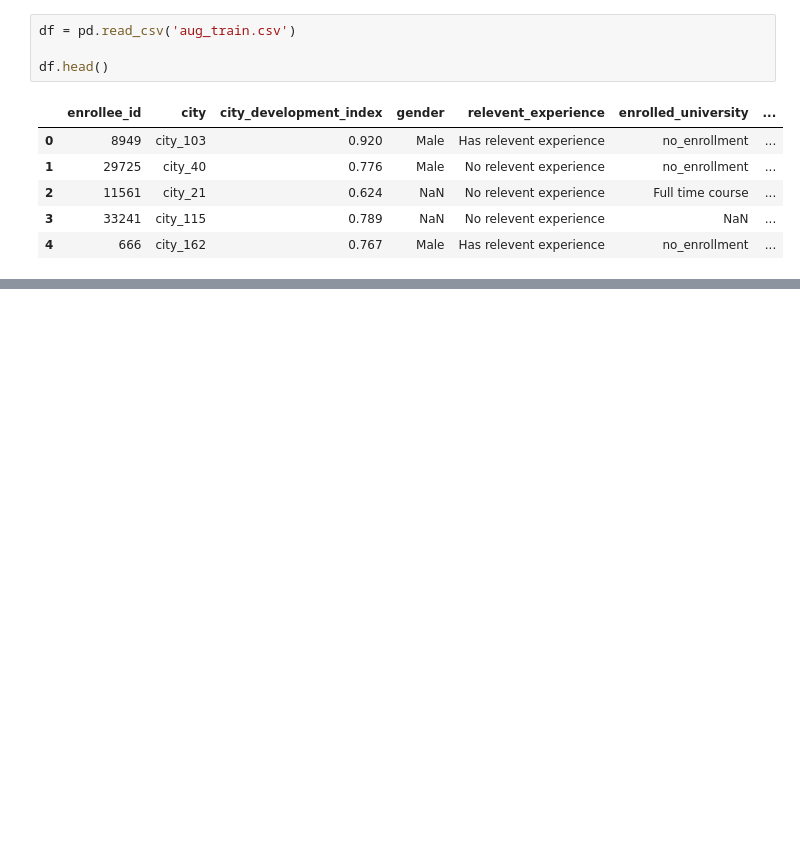
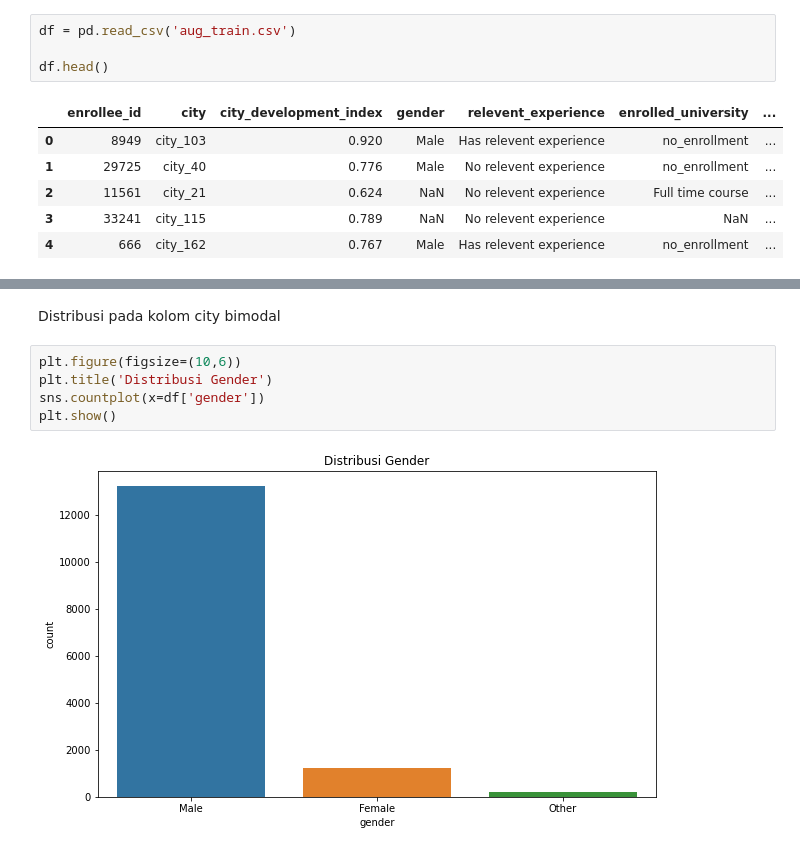
Before and after one commit to fachri34/Final-Project-Data-Science, a Jupyter notebook: HR Analytics.ipynb, the cells around one changed output, grey strips where cells are left out. Saved outputs shown, nothing was run; the diff lists cells and outputs as text; blank space fills up the shorter version.

```diff
--- a/HR Analytics.ipynb
+++ b/HR Analytics.ipynb
@@ -16,0 +114,9 @@ df.head()
+# %% [markdown]
+Distribusi pada kolom city bimodal
+# %%
+plt.figure(figsize=(10,6))
+plt.title('Distribusi Gender')
+sns.countplot(x=df['gender'])
+plt.show()
+# %% [output]
+[figure, added]
```
Also changed, not shown: parts of 58 cells of this notebook.
